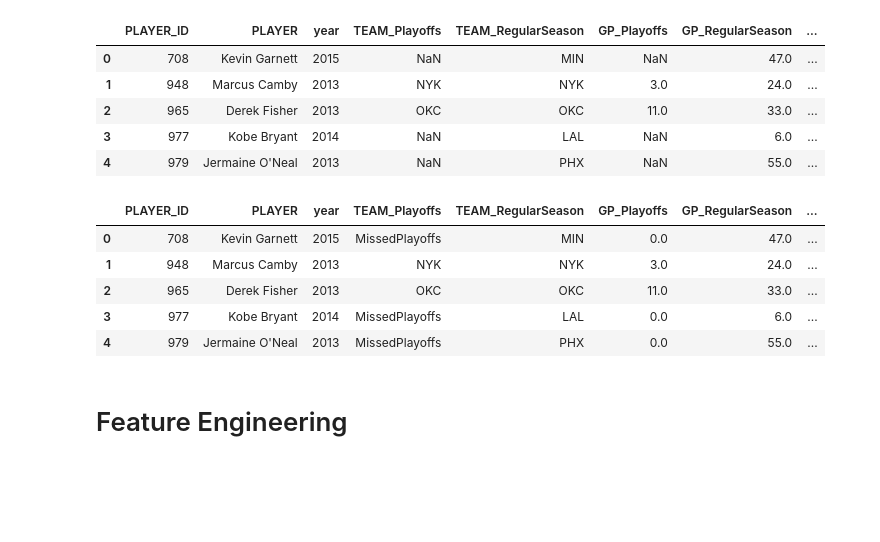
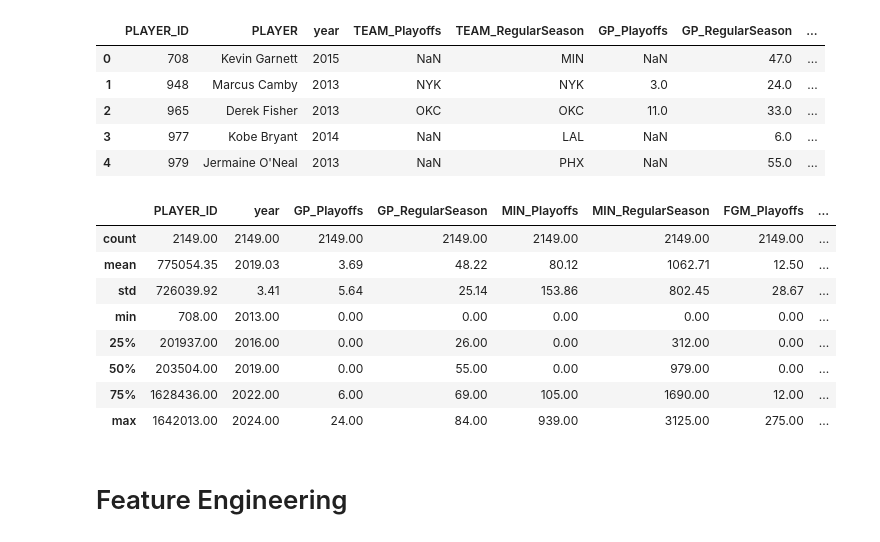
Before and after one commit to CaedinM/nba-salary-prediction, a Jupyter notebook: notebook/NBA_salary_model_notebook.ipynb, the cells around one changed output. Cells and saved outputs as stored; diff of their text form; code cells hidden in the pictures; blank space fills up the shorter version.

```diff
--- a/notebook/NBA_salary_model_notebook.ipynb
+++ b/notebook/NBA_salary_model_notebook.ipynb
@@ -1,6 +1,7 @@
 # %%
 import pandas as pd
 import numpy as np
+pd.set_option('display.max_columns', None)
 # %% [markdown]
 # Data Loading and Cleaning
 # %% [markdown]
@@ -162,14 +163,17 @@ matches: 2149
 # %%
 merged['TEAM_Playoffs'] = merged['TEAM_Playoffs'].fillna('MissedPlayoffs')
 data = merged.fillna(0)
-data.head()
+data.describe().round(2)
 # %% [output]
-|  | PLAYER_ID | PLAYER | year | TEAM_Playoffs | TEAM_RegularSeason | GP_Playoffs | GP_RegularSeason | ... |
-| 0 | 708 | Kevin Garnett | 2015 | MissedPlayoffs | MIN | 0.0 | 47.0 | ... |
-| 1 | 948 | Marcus Camby | 2013 | NYK | NYK | 3.0 | 24.0 | ... |
-| 2 | 965 | Derek Fisher | 2013 | OKC | OKC | 11.0 | 33.0 | ... |
-| 3 | 977 | Kobe Bryant | 2014 | MissedPlayoffs | LAL | 0.0 | 6.0 | ... |
-| 4 | 979 | Jermaine O'Neal | 2013 | MissedPlayoffs | PHX | 0.0 | 55.0 | ... |
+|  | PLAYER_ID | year | GP_Playoffs | GP_RegularSeason | MIN_Playoffs | MIN_RegularSeason | FGM_Playoffs | ... |
+| count | 2149.00 | 2149.00 | 2149.00 | 2149.00 | 2149.00 | 2149.00 | 2149.00 | ... |
+| mean | 775054.35 | 2019.03 | 3.69 | 48.22 | 80.12 | 1062.71 | 12.50 | ... |
+| std | 726039.92 | 3.41 | 5.64 | 25.14 | 153.86 | 802.45 | 28.67 | ... |
+| min | 708.00 | 2013.00 | 0.00 | 0.00 | 0.00 | 0.00 | 0.00 | ... |
+| 25% | 201937.00 | 2016.00 | 0.00 | 26.00 | 0.00 | 312.00 | 0.00 | ... |
+| 50% | 203504.00 | 2019.00 | 0.00 | 55.00 | 0.00 | 979.00 | 0.00 | ... |
+| 75% | 1628436.00 | 2022.00 | 6.00 | 69.00 | 105.00 | 1690.00 | 12.00 | ... |
+| max | 1642013.00 | 2024.00 | 24.00 | 84.00 | 939.00 | 3125.00 | 275.00 | ... |
 # %% [markdown]
 # Feature Engineering
 # %% [markdown]
```
Also changed, not shown: parts of 16 cells of this notebook, 3 other files.
